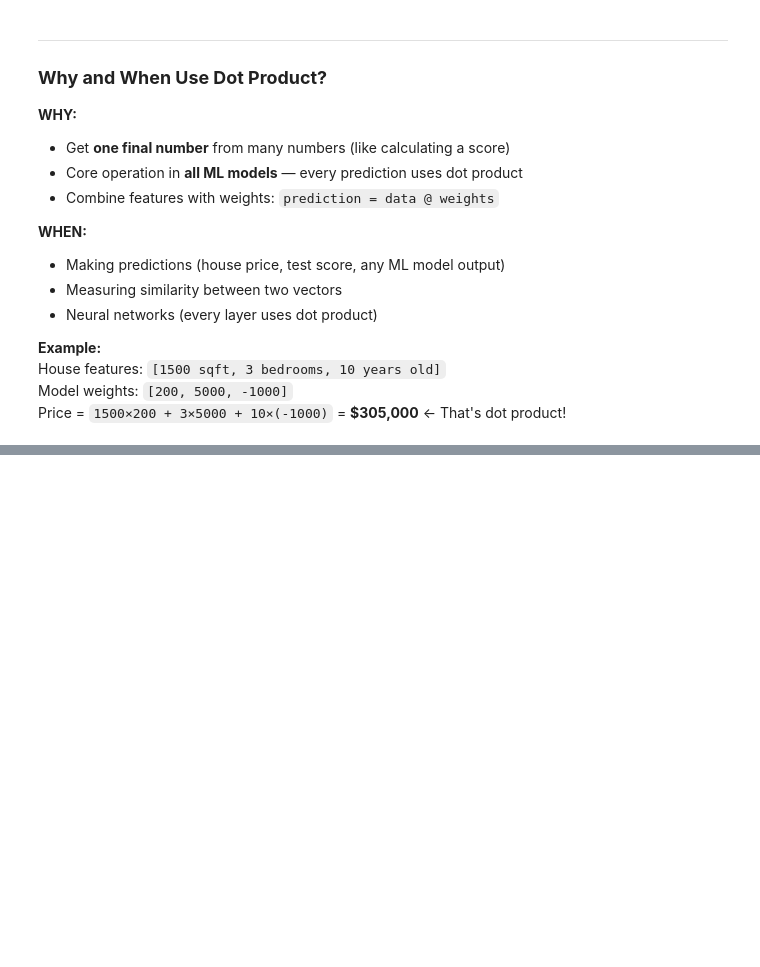
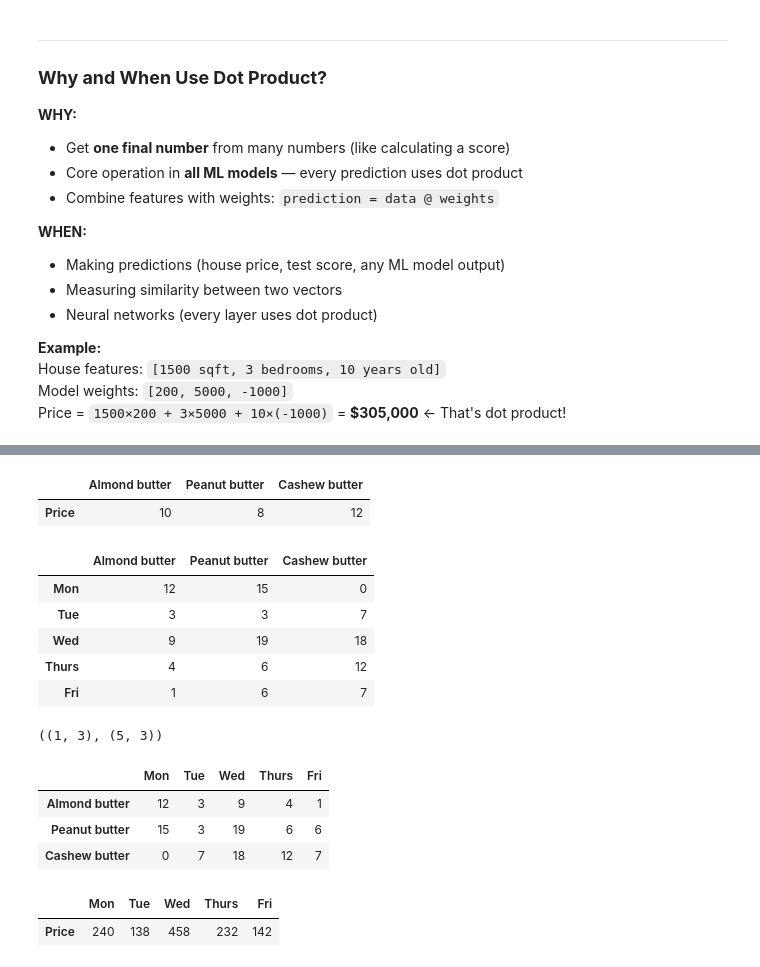
Before and after one commit to Eakempreet/Learning-ML, a Jupyter notebook: Learning Numpy/numpy_basic-3.ipynb, the cells around one changed output, grey strips where cells are left out. Saved outputs shown, nothing was run; the diff lists cells and outputs as text; code cells hidden in the pictures; blank space fills up the shorter version.

```diff
--- a/Learning Numpy/numpy_basic-3.ipynb
+++ b/Learning Numpy/numpy_basic-3.ipynb
@@ -356,0 +539,31 @@ Price = `1500×200 + 3×5000 + 10×(-1000)` = **$305,000** ← That's dot produc
+# %%
+butter_prices
+# %% [output]
+|  | Almond butter | Peanut butter | Cashew butter |
+| Price | 10 | 8 | 12 |
+# %%
+weekly_sales
+# %% [output]
+|  | Almond butter | Peanut butter | Cashew butter |
+| Mon | 12 | 15 | 0 |
+| Tue | 3 | 3 | 7 |
+| Wed | 9 | 19 | 18 |
+| Thurs | 4 | 6 | 12 |
+| Fri | 1 | 6 | 7 |
+# %%
+butter_prices.shape, weekly_sales.shape
+# %% [output]
+((1, 3), (5, 3))
+# %%
+weekly_sales.T
+# %% [output]
+|  | Mon | Tue | Wed | Thurs | Fri |
+| Almond butter | 12 | 3 | 9 | 4 | 1 |
+| Peanut butter | 15 | 3 | 19 | 6 | 6 |
+| Cashew butter | 0 | 7 | 18 | 12 | 7 |
+# %%
+daily_sales = butter_prices.dot(weekly_sales.T)
+daily_sales
+# %% [output]
+|  | Mon | Tue | Wed | Thurs | Fri |
+| Price | 240 | 138 | 458 | 232 | 142 |
```
Also changed, not shown: parts of 21 cells of this notebook.
